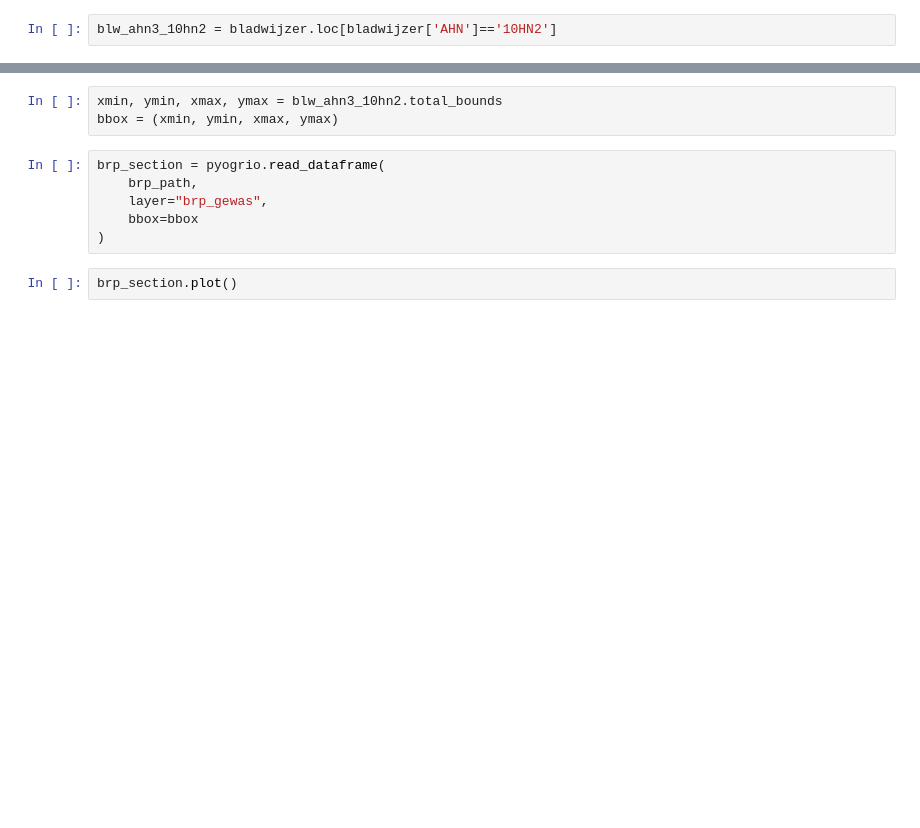
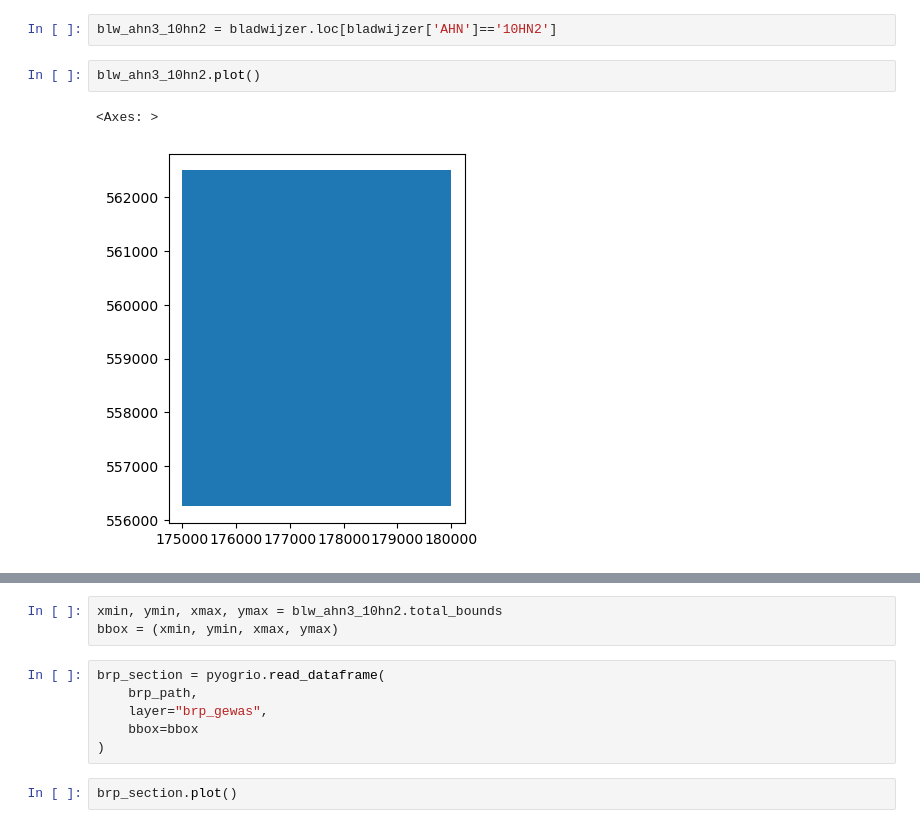
Before and after one commit to Morrizzzzz/RCE_GIS_Academy, a Jupyter notebook: AHN_ditches/AHN_ditch_processing.ipynb, the cells around one changed output, grey strips where cells are left out. Drawn from its saved outputs; the diff is of its cells as text; blank space fills up the shorter version.

```diff
--- a/AHN_ditches/AHN_ditch_processing.ipynb
+++ b/AHN_ditches/AHN_ditch_processing.ipynb
@@ -78,3 +74,8 @@ bladwijzer.head()
 # %%
 blw_ahn3_10hn2 = bladwijzer.loc[bladwijzer['AHN']=='10HN2']
+# %%
+blw_ahn3_10hn2.plot()
+# %% [output]
+<Axes: >
+[figure, added]
 # %%
```
Also changed, not shown: parts of 7 cells of this notebook.
